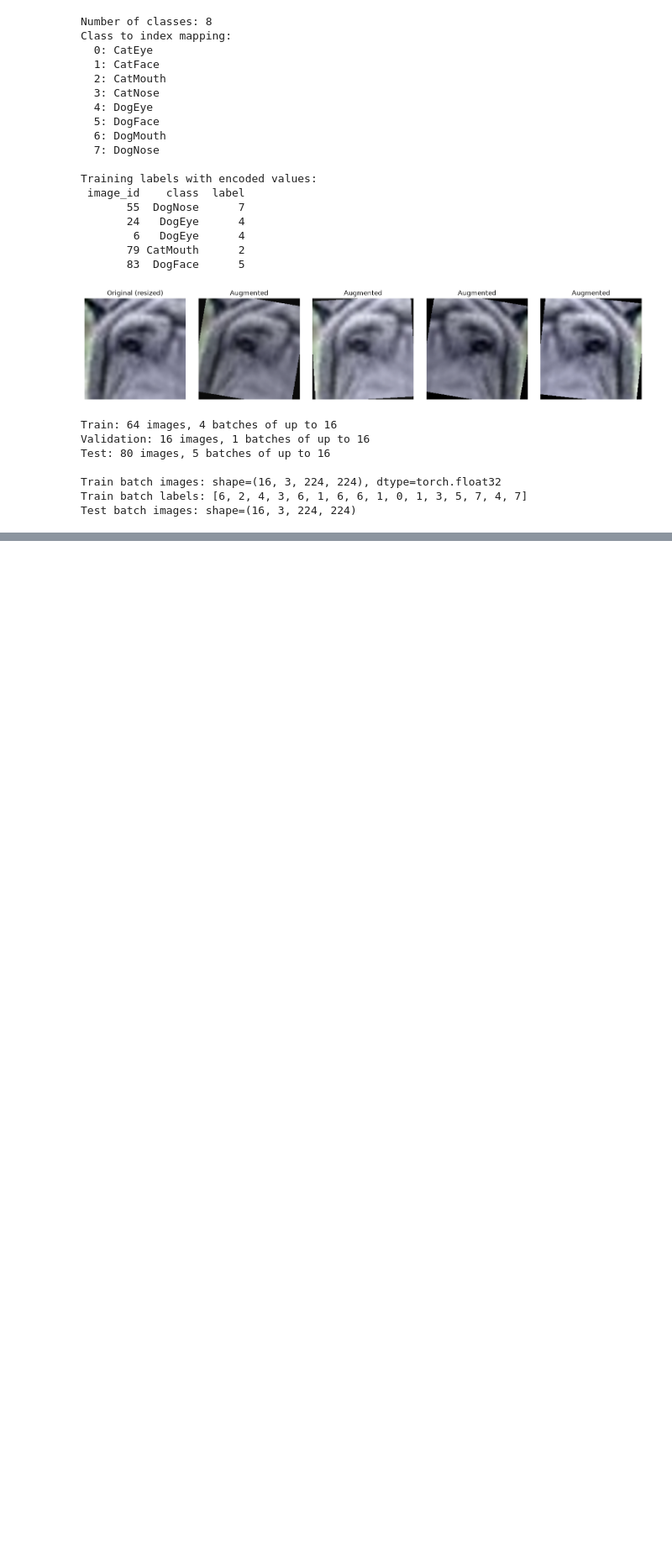
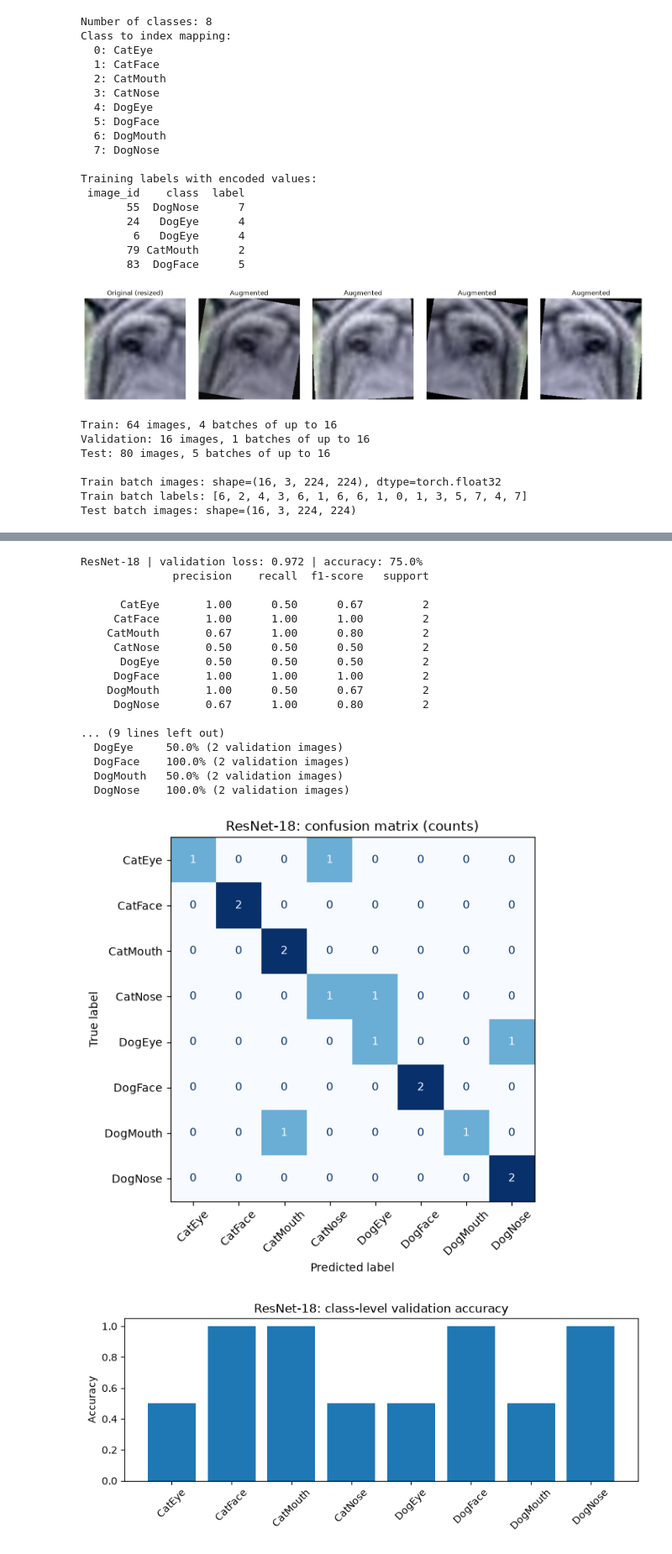
Before and after one commit to adithya-blip111/kaggle-competition, a Jupyter notebook: src/kaggle-competition.ipynb, the cells around one changed output, grey strips where cells are left out. Shown at 84% size. Cells and saved outputs as stored; diff of their text form; code cells hidden in the pictures; blank space fills up the shorter version.

```diff
--- a/src/kaggle-competition.ipynb
+++ b/src/kaggle-competition.ipynb
@@ -866,0 +1262,23 @@ Test batch images: shape=(16, 3, 224, 224)
+# %%
+# Validation metrics and plots for the ResNet-18 model.
+evaluate_model(transfer_model, "ResNet-18")
+# %% [output]
+ResNet-18 | validation loss: 0.972 | accuracy: 75.0%
+              precision    recall  f1-score   support
+
+      CatEye       1.00      0.50      0.67         2
+     CatFace       1.00      1.00      1.00         2
+    CatMouth       0.67      1.00      0.80         2
+     CatNose       0.50      0.50      0.50         2
+      DogEye       0.50      0.50      0.50         2
+     DogFace       1.00      1.00      1.00         2
+    DogMouth       1.00      0.50      0.67         2
+     DogNose       0.67      1.00      0.80         2
+
+... (9 lines left out)
+  DogEye     50.0% (2 validation images)
+  DogFace    100.0% (2 validation images)
+  DogMouth   50.0% (2 validation images)
+  DogNose    100.0% (2 validation images)
+[figure, added]
+[figure, added]
```
Also changed, not shown: parts of 13 cells of this notebook, 5 other files.
